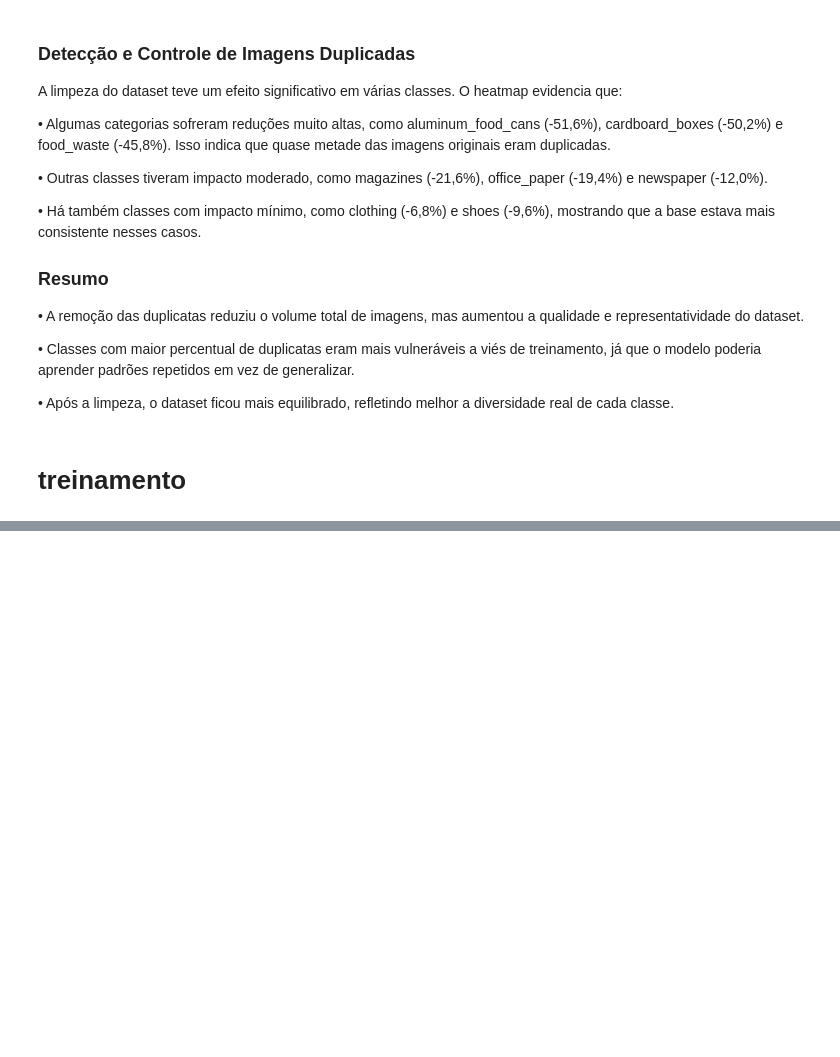
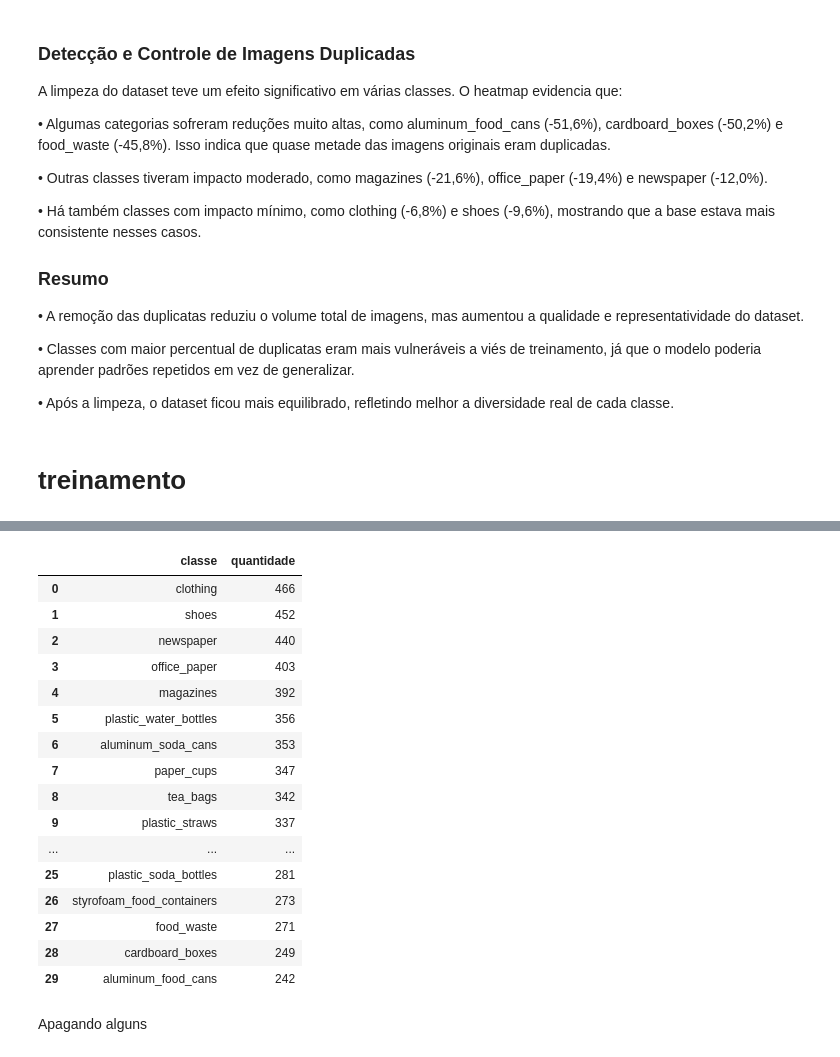
Before and after one commit to anysabele/Projeto-Bootcamp-ML-Avanti-2026.1, a Jupyter notebook: Equipe_2ipynb.ipynb, the cells around one changed output, grey strips where cells are left out. Saved outputs shown, nothing was run; the diff lists cells and outputs as text; code cells hidden in the pictures; blank space fills up the shorter version.

```diff
--- a/Equipe_2ipynb.ipynb
+++ b/Equipe_2ipynb.ipynb
@@ -490,0 +471,29 @@ novo_dicionario = {
+# %%
+df
+
+df_classes = df['labels'].value_counts().reset_index()
+
+# Renomear as colunas para 'classe' e 'quantidade'
+df_classes.columns = ["classe", "quantidade"]
+
+df_classes
+# %% [output]
+|  | classe | quantidade |
+| 0 | clothing | 466 |
+| 1 | shoes | 452 |
+| 2 | newspaper | 440 |
+| 3 | office_paper | 403 |
+| 4 | magazines | 392 |
+| 5 | plastic_water_bottles | 356 |
+| 6 | aluminum_soda_cans | 353 |
+| 7 | paper_cups | 347 |
+| 8 | tea_bags | 342 |
+| 9 | plastic_straws | 337 |
+| ... | ... | ... |
+| 25 | plastic_soda_bottles | 281 |
+| 26 | styrofoam_food_containers | 273 |
+| 27 | food_waste | 271 |
+| 28 | cardboard_boxes | 249 |
+| 29 | aluminum_food_cans | 242 |
+# %% [markdown]
+Apagando alguns
```
Also changed, not shown: parts of 37 cells of this notebook.
